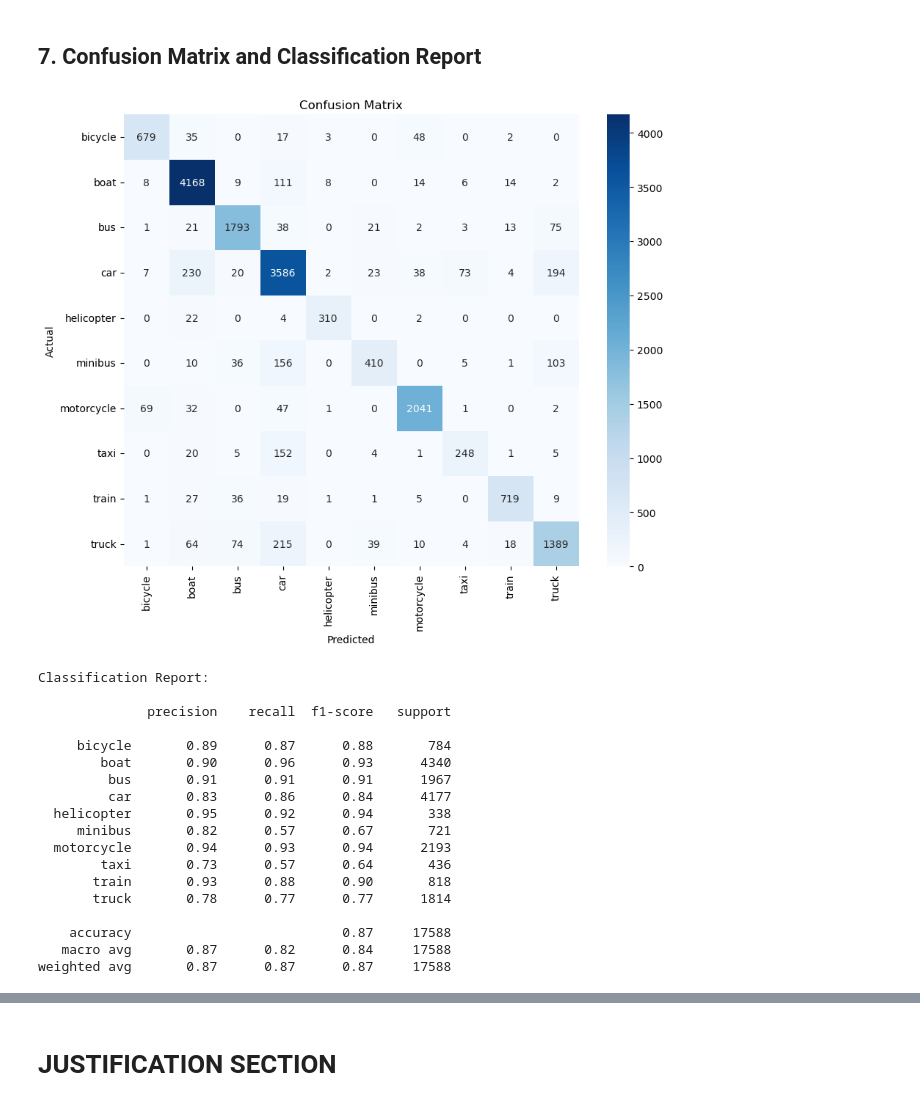
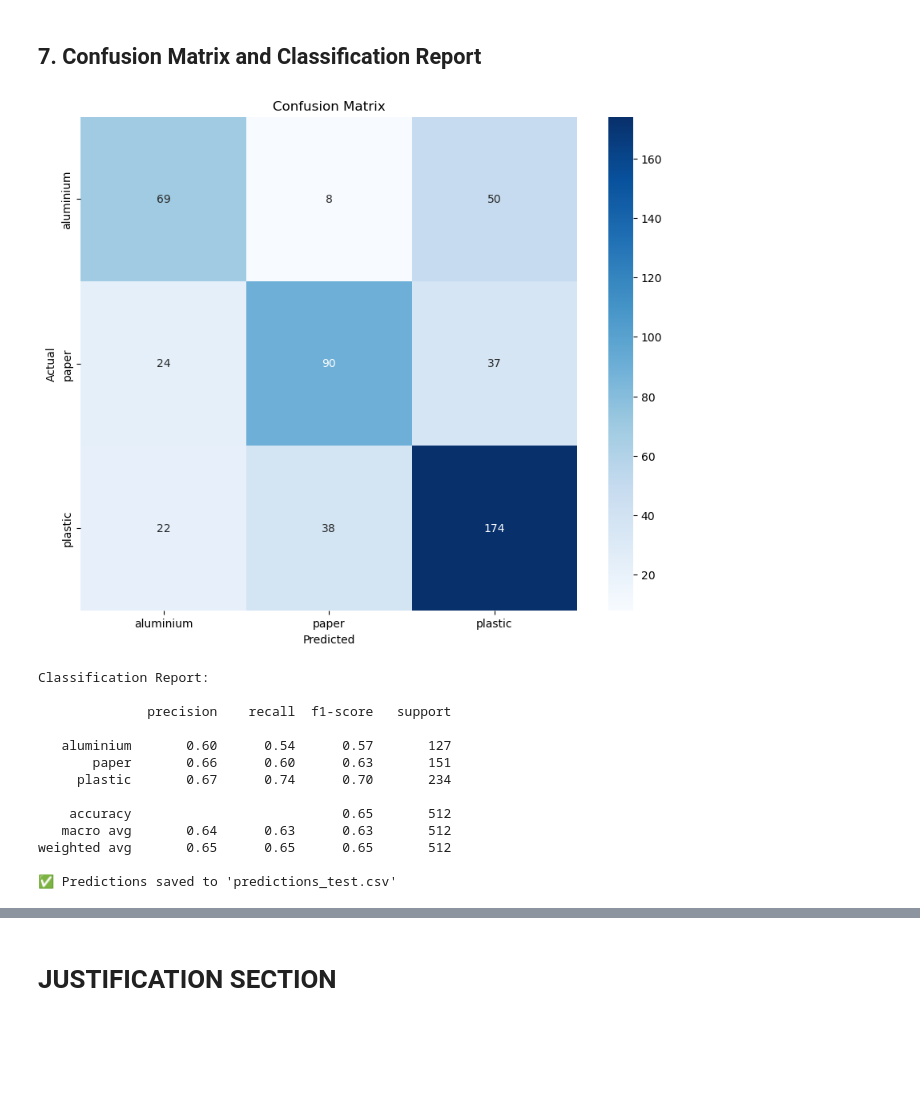
Before and after one commit to KyroChu32/CV-project, a Jupyter notebook: Resnet18.ipynb, the cells around one changed output, grey strips where cells are left out. Saved outputs shown, nothing was run; the diff lists cells and outputs as text; code cells hidden in the pictures; blank space fills up the shorter version.

```diff
--- a/Resnet18.ipynb
+++ b/Resnet18.ipynb
@@ -248,9 +238,11 @@ data_transforms = {
 
 # 假设你的 dataset_assigned 文件夹下有 'train' 和 'val' 子文件夹
 try:
-    image_datasets = {x: datasets.ImageFolder(os.path.join(CONFIG['data_dir'], x),
-                                              data_transforms[x])
-                      for x in ['train', 'val']}
+    image_datasets = {
+        'train': datasets.ImageFolder(CONFIG['train_data_dir'], data_transforms['train']),
+        'val': datasets.ImageFolder(CONFIG['test_data_dir'], data_transforms['val'])  # Test data
+    }
+
 
     # Mac 注意: num_workers 可以设置为 2-4 以加速数据加载
     # 如果遇到多进程报错，改回 num_workers=0
@@ -262,15 +254,22 @@ try:
         print("Note: pin_memory disabled for non-CUDA device (MPS/CPU).")
 
     dataloaders = {
-        x: DataLoader(
-            image_datasets[x],
+        'train': DataLoader(
+            image_datasets['train'],
             batch_size=CONFIG['batch_size'],
             shuffle=True,
             num_workers=num_workers,
             pin_memory=use_pin_memory,
             persistent_workers=(num_workers > 0)
+        ),
+        'val': DataLoader(
+            image_datasets['val'],
+            batch_size=CONFIG['batch_size'],
+            shuffle=False,  # No shuffle for consistent filename order in evaluation
+            num_workers=num_workers,
+            pin_memory=use_pin_memory,
+            persistent_workers=(num_workers > 0)
         )
-        for x in ['train', 'val']
     }
 
     dataset_sizes = {x: len(image_datasets[x]) for x in ['train', 'val']}
@@ -451,45 +450,62 @@ else:
 # %%
 if 'trained_model' in locals() and 'dataloaders' in locals():
     all_preds = []
     all_labels = []
+    all_filenames = []
+    idx = 0
     trained_model.eval()
     with torch.no_grad():
         for inputs, labels in dataloaders['val']:
             inputs = inputs.to(CONFIG['device'])
             outputs = trained_model(inputs)
             _, preds = torch.max(outputs, 1)
             all_preds.extend(preds.cpu().numpy()) # MPS tensor 转 numpy 需要先转 cpu
             all_labels.extend(labels.cpu().numpy())
+
+            # Collect filenames
+            batch_size = inputs.size(0)
+            for i in range(batch_size):
+                path, _ = image_datasets['val'].samples[idx]
+                filename = os.path.basename(path)
+                all_filenames.append(filename)
+                idx += 1
 
     cm = confusion_matrix(all_labels, all_preds)
     plt.figure(figsize=(10, 8))
     sns.heatmap(cm, annot=True, fmt='d', xticklabels=class_names, yticklabels=class_names, cmap='Blues')
     plt.ylabel('Actual')
     plt.xlabel('Predicted')
     plt.title('Confusion Matrix')
     plt.show()
 
     print("\nClassification Report:\n")
     print(classification_report(all_labels, all_preds, target_names=class_names))
 else:
     print("❌ Model not trained or data not loaded.")
+
+# Save predictions to CSV
+if 'trained_model' in locals() and 'dataloaders' in locals():
+    import pandas as pd
+    df_predictions = pd.DataFrame({
+        'true_label': [class_names[label] for label in all_labels],
+        'predicted_label': [class_names[pred] for pred in all_preds]
+    })
+    df_predictions.to_csv('predictions_test.csv', index=False)
+    print("✅ Predictions saved to 'predictions_test.csv'")
+else:
+    print("❌ Cannot save predictions: Model not trained or data not loaded.")
 # %% [output]
-[figure, old version]
+[figure, new version]
 Classification Report:
 
               precision    recall  f1-score   support
 
-     bicycle       0.89      0.87      0.88       784
-        boat       0.90      0.96      0.93      4340
-         bus       0.91      0.91      0.91      1967
-         car       0.83      0.86      0.84      4177
-  helicopter       0.95      0.92      0.94       338
-     minibus       0.82      0.57      0.67       721
-  motorcycle       0.94      0.93      0.94      2193
-        taxi       0.73      0.57      0.64       436
-       train       0.93      0.88      0.90       818
-       truck       0.78      0.77      0.77      1814
+   aluminium       0.60      0.54      0.57       127
+       paper       0.66      0.60      0.63       151
+     plastic       0.67      0.74      0.70       234
 
-    accuracy                           0.87     17588
-   macro avg       0.87      0.82      0.84     17588
-weighted avg       0.87      0.87      0.87     17588
+    accuracy                           0.65       512
+   macro avg       0.64      0.63      0.63       512
+weighted avg       0.65      0.65      0.65       512
+
+✅ Predictions saved to 'predictions_test.csv'
```
Also changed, not shown: parts of 8 cells of this notebook, 7 other files.
